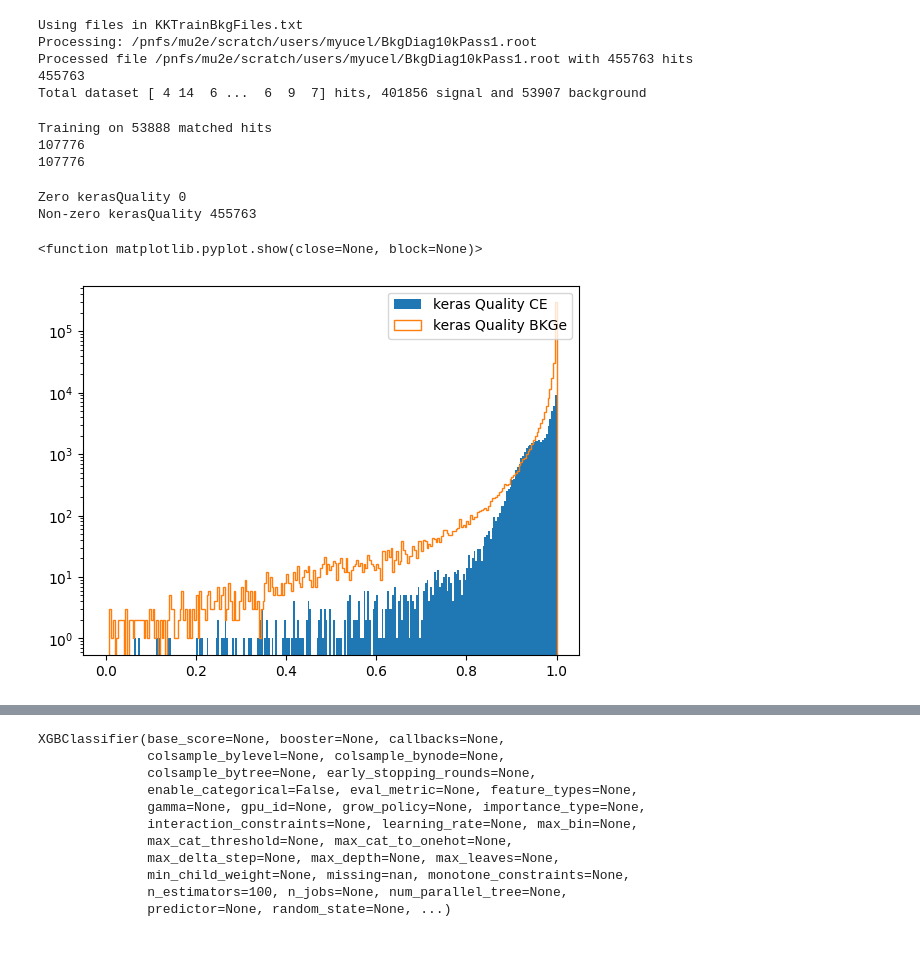
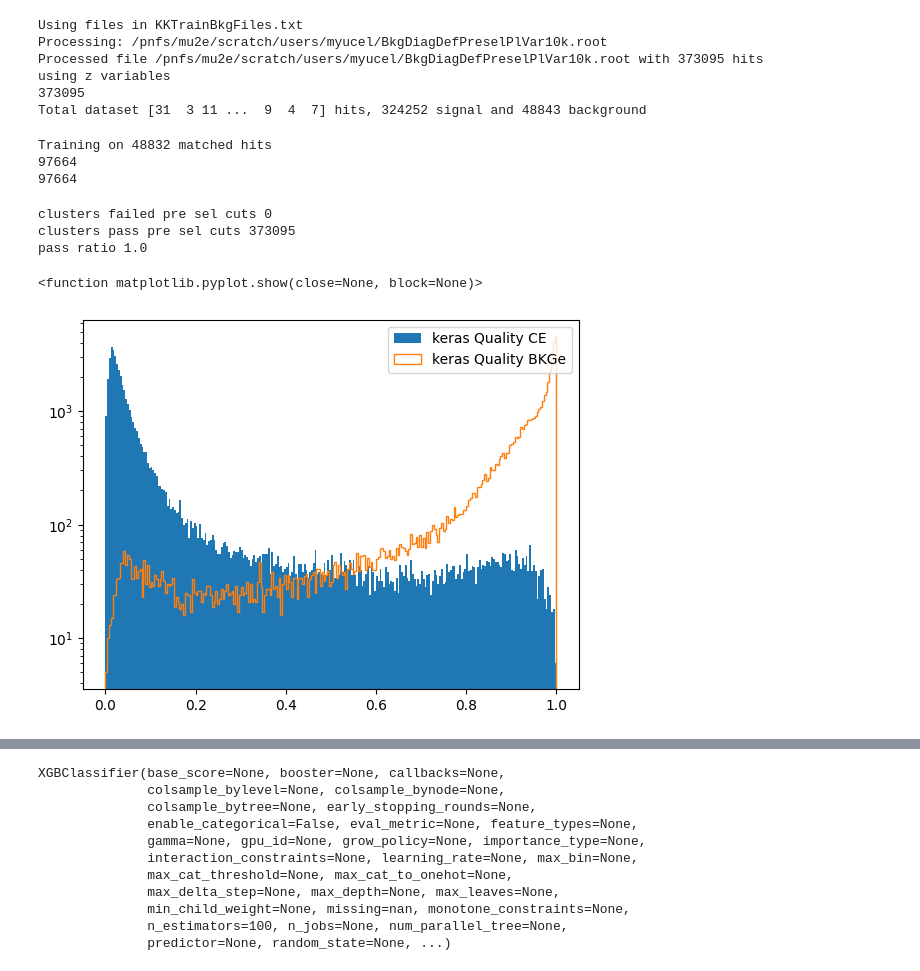
Before and after one commit to hienmng/KKTrain, a Jupyter notebook: TrainBkgDiag.ipynb, the cells around one changed output, grey strips where cells are left out. Cells and saved outputs as stored; diff of their text form; code cells hidden in the pictures.

```diff
--- a/TrainBkgDiag.ipynb
+++ b/TrainBkgDiag.ipynb
@@ -36,21 +36,37 @@ for filename in files:
     print("Processing: " + filename)
     with uproot.open(filename) as file:
         bkgdiag = file["BD"]["bkgcdiag"].arrays()
-        bkgdiag = bkgdiag[(bkgdiag['nactive']>=3)&(bkgdiag['np']>=2) & ( (bkgdiag['prel']==0) | ( (bkgdiag['prel']<0) & (bkgdiag['mpdg']==11) ) ) ]
+        mmomfX = file["BD"]["bkgcdiag"]['mmom/fCoordinates/fCoordinates.fX'].array()
+        mmomfY = file["BD"]["bkgcdiag"]['mmom/fCoordinates/fCoordinates.fY'].array()
+        mmomfZ = file["BD"]["bkgcdiag"]['mmom/fCoordinates/fCoordinates.fZ'].array()
+        mmomR = np.sqrt(mmomfX*mmomfX + mmomfY*mmomfY + mmomfZ*mmomfZ)
+        #bkgdiag = bkgdiag[(bkgdiag['nactive']>=3)&(bkgdiag['np']>=2) & ( (bkgdiag['prel']==0) | ( (bkgdiag['prel']<0) & (abs(bkgdiag['mpdg'])==11) ) ) ]
+        bkgdiag = bkgdiag[ (bkgdiag['nactive']>=3) & (bkgdiag['np']>=2) & ( ( (bkgdiag['prel']==0) & (mmomR > 100) ) | ( (bkgdiag['prel']<0) & (abs(bkgdiag['mpdg'])==11) & (mmomR < 10) ) ) ]
         clusterrho = bkgdiag['crho'].to_numpy()
         zmin = bkgdiag['zmin'].to_numpy()
         zmax = bkgdiag['zmax'].to_numpy()
         zgap = bkgdiag['zgap'].to_numpy()
+        fp = bkgdiag['fp'].to_numpy()
+        lp = bkgdiag['lp'].to_numpy()
+        pgap = bkgdiag['pgap'].to_numpy()
         nplanes = bkgdiag['np'].to_numpy()
         planefraction = bkgdiag['pfrac'].to_numpy()
         nhits = bkgdiag['nactive'].to_numpy()
         prel = bkgdiag['prel'].to_numpy()
+        kQ = bkgdiag['kQ'].to_numpy()
         rmscposx = bkgdiag['rmscposx'].to_numpy()
         rmscposy = bkgdiag['rmscposy'].to_numpy()
         rmsctime = bkgdiag['rmsctime'].to_numpy()
         avecedep = bkgdiag['avecedep'].to_numpy()
+        rmscrho = np.sqrt(rmscposx*rmscposx + rmscposy*rmscposy)
         print("Processed file " + filename + " with %s hits"%nhits.shape[0])
-        temp = np.vstack((clusterrho, zmin, zmax, zgap, nplanes, planefraction, nhits,rmscposx,rmscposy,rmsctime,avecedep)).T
+        usePlaneVar = 0
+        if usePlaneVar:
+            temp = np.vstack((clusterrho , fp, lp, pgap, nplanes, planefraction,nhits,rmscrho,rmsctime)).T
+            print("using plane variables")
+        else:
+            temp = np.vstack((clusterrho, zmin, zmax, zgap, nplanes, planefraction, nhits,rmscrho,rmsctime)).T
+            print("using z variables")
         if input_dataset is np.empty:
             input_dataset = temp
         else:
@@ -70,10 +86,11 @@ nbackgnd=backgnd.sum()
 print("Total dataset %s hits, %s signal and %s background"%(nhits,nsignal,nbackgnd))
 # %% [output]
 Using files in KKTrainBkgFiles.txt
-Processing: /pnfs/mu2e/scratch/users/myucel/BkgDiag10kPass1.root
-Processed file /pnfs/mu2e/scratch/users/myucel/BkgDiag10kPass1.root with 455763 hits
-455763
-Total dataset [ 4 14  6 ...  6  9  7] hits, 401856 signal and 53907 background
+Processing: /pnfs/mu2e/scratch/users/myucel/BkgDiagDefPreselPlVar10k.root
+Processed file /pnfs/mu2e/scratch/users/myucel/BkgDiagDefPreselPlVar10k.root with 373095 hits
+using z variables
+373095
+Total dataset [31  3 11 ...  9  4  7] hits, 324252 signal and 48843 background
 # %%
 min_len = min(len(input_dataset[signal]), len(input_dataset[backgnd]))
 bsize=32
@@ -83,6 +100,8 @@ min_len = min_len - min_len%tsize
 print("Training on %s matched hits"%min_len)
 signal_dataset = input_dataset[signal][:min_len]
 bkg_dataset = input_dataset[backgnd][:min_len]
+kQCE = kQ[backgnd][:min_len]
+kQbkge = kQ[signal][:min_len]
 
 balanced_input = np.concatenate((signal_dataset, bkg_dataset))
 y_balanced_input = np.concatenate((np.ones(signal_dataset.shape[0]), np.zeros(bkg_dataset.shape[0])))
@@ -93,24 +112,25 @@ n_variables = balanced_input.shape[1]
 x_ce_train, x_ce_test, y_ce_train, y_ce_test = train_test_split(balanced_input, y_balanced_input, test_size=0.5, random_state=42)
 x_ce_test, x_ce_valid, y_ce_test, y_ce_valid = train_test_split(x_ce_test, y_ce_test, test_size=0.5, random_state=42)
 # %% [output]
-Training on 53888 matched hits
-107776
-107776
+Training on 48832 matched hits
+97664
+97664
 # %%
-kQCE = kQ[ (prel==0)]
-kQbkge = kQ[ (prel!=0)]
-kQzero = kQ[kQ==0]
-print("Zero kerasQuality",len(kQzero))
-print("Non-zero kerasQuality",len(kQ))
+kQpresel = kQ[kQ==-1]
+kQpass = kQ[kQ>-1]
+print("clusters failed pre sel cuts",len(kQpresel))
+print("clusters pass pre sel cuts",len(kQpass))
+print("pass ratio", len(kQpass) / len(kQ) )
 plt.hist(kQCE,label="keras Quality CE", log=1, bins=250,range=(0,1))
 plt.hist(kQbkge,label="keras Quality BKGe",histtype='step', log=1, bins=250,range=(0,1))
 plt.legend()
 plt.show
 # %% [output]
-Zero kerasQuality 0
-Non-zero kerasQuality 455763
+clusters failed pre sel cuts 0
+clusters pass pre sel cuts 373095
+pass ratio 1.0
 <function matplotlib.pyplot.show(close=None, block=None)>
-[figure, old version]
+[figure, new version]
 # %%
 clusterrho_sig = []
 zmin_sig = []
```
Also changed, not shown: parts of 20 cells of this notebook, 6 other files.
